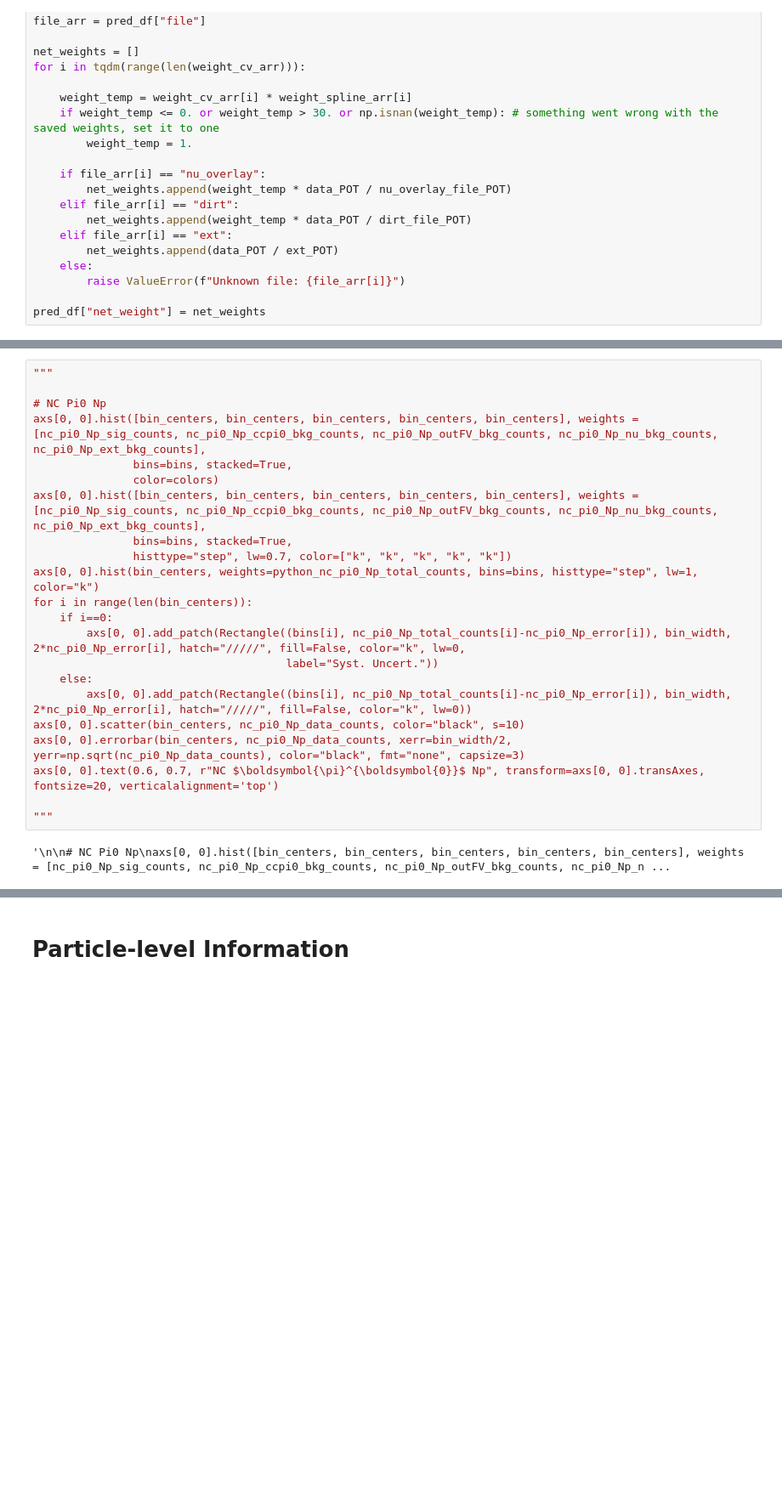
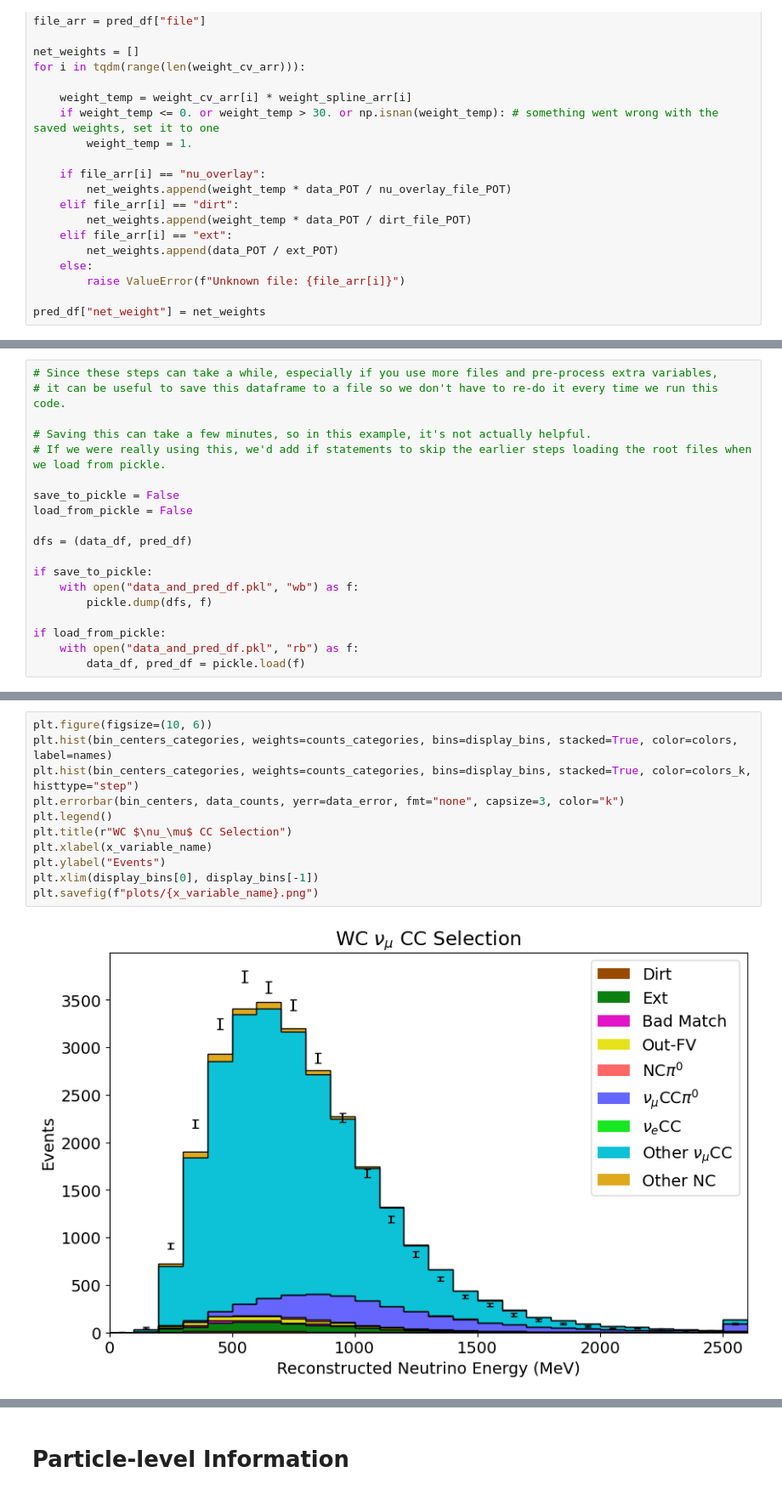
Before and after one commit to leehagaman/wc_ntuple_tutorial, a Jupyter notebook: tutorial.ipynb, the cells around one changed output, grey strips where cells are left out. Shown at 85% size. Saved outputs shown, nothing was run; the diff lists cells and outputs as text; blank space fills up the shorter version.

```diff
--- a/tutorial.ipynb
+++ b/tutorial.ipynb
@@ -249 +256,20 @@ pred_df["net_weight"] = net_weights
+# %%
+# Since these steps can take a while, especially if you use more files and pre-process extra variables,
+# it can be useful to save this dataframe to a file so we don't have to re-do it every time we run this code.
+
+# Saving this can take a few minutes, so in this example, it's not actually helpful.
+# If we were really using this, we'd add if statements to skip the earlier steps loading the root files when we load from pickle.
+
+save_to_pickle = False
+load_from_pickle = False
+
+dfs = (data_df, pred_df)
+
+if save_to_pickle:
+    with open("data_and_pred_df.pkl", "wb") as f:
+        pickle.dump(dfs, f)
+
+if load_from_pickle:
+    with open("data_and_pred_df.pkl", "rb") as f:
+        data_df, pred_df = pickle.load(f)
 # %% [markdown]
@@ -285,25 +320,14 @@ plt.hist(
-# %%
-"""
-
-# NC Pi0 Np
-axs[0, 0].hist([bin_centers, bin_centers, bin_centers, bin_centers, bin_centers], weights = [nc_pi0_Np_sig_counts, nc_pi0_Np_ccpi0_bkg_counts, nc_pi0_Np_outFV_bkg_counts, nc_pi0_Np_nu_bkg_counts, nc_pi0_Np_ext_bkg_counts],
-               bins=bins, stacked=True,
-               color=colors)
-axs[0, 0].hist([bin_centers, bin_centers, bin_centers, bin_centers, bin_centers], weights = [nc_pi0_Np_sig_counts, nc_pi0_Np_ccpi0_bkg_counts, nc_pi0_Np_outFV_bkg_counts, nc_pi0_Np_nu_bkg_counts, nc_pi0_Np_ext_bkg_counts],
-               bins=bins, stacked=True,
-               histtype="step", lw=0.7, color=["k", "k", "k", "k", "k"])
-axs[0, 0].hist(bin_centers, weights=python_nc_pi0_Np_total_counts, bins=bins, histtype="step", lw=1, color="k")
-for i in range(len(bin_centers)):
-    if i==0:
-        axs[0, 0].add_patch(Rectangle((bins[i], nc_pi0_Np_total_counts[i]-nc_pi0_Np_error[i]), bin_width, 2*nc_pi0_Np_error[i], hatch="/////", fill=False, color="k", lw=0,
-                                      label="Syst. Uncert."))
-    else:
-        axs[0, 0].add_patch(Rectangle((bins[i], nc_pi0_Np_total_counts[i]-nc_pi0_Np_error[i]), bin_width, 2*nc_pi0_Np_error[i], hatch="/////", fill=False, color="k", lw=0))
-axs[0, 0].scatter(bin_centers, nc_pi0_Np_data_counts, color="black", s=10)
-axs[0, 0].errorbar(bin_centers, nc_pi0_Np_data_counts, xerr=bin_width/2, yerr=np.sqrt(nc_pi0_Np_data_counts), color="black", fmt="none", capsize=3)
-axs[0, 0].text(0.6, 0.7, r"NC $\boldsymbol{\pi}^{\boldsymbol{0}}$ Np", transform=axs[0, 0].transAxes, fontsize=20, verticalalignment='top')
-
-"""
-# %% [output]
-'\n\n# NC Pi0 Np\naxs[0, 0].hist([bin_centers, bin_centers, bin_centers, bin_centers, bin_centers], weights = [nc_pi0_Np_sig_counts, nc_pi0_Np_ccpi0_bkg_counts, nc_pi0_Np_outFV_bkg_counts, nc_pi0_Np_n ...
+# %%
+plt.figure(figsize=(10, 6))
+plt.hist(bin_centers_categories, weights=counts_categories, bins=display_bins, stacked=True, color=colors, label=names)
+plt.hist(bin_centers_categories, weights=counts_categories, bins=display_bins, stacked=True, color=colors_k, histtype="step")
+plt.errorbar(bin_centers, data_counts, yerr=data_error, fmt="none", capsize=3, color="k")
+plt.legend()
+plt.title(r"WC $\nu_\mu$ CC Selection")
+plt.xlabel(x_variable_name)
+plt.ylabel("Events")
+plt.xlim(display_bins[0], display_bins[-1])
+plt.savefig(f"plots/{x_variable_name}.png")
+# %% [output]
+[figure, added]
 # %% [markdown]
```
Also changed, not shown: parts of 9 cells of this notebook, 1 other file.
